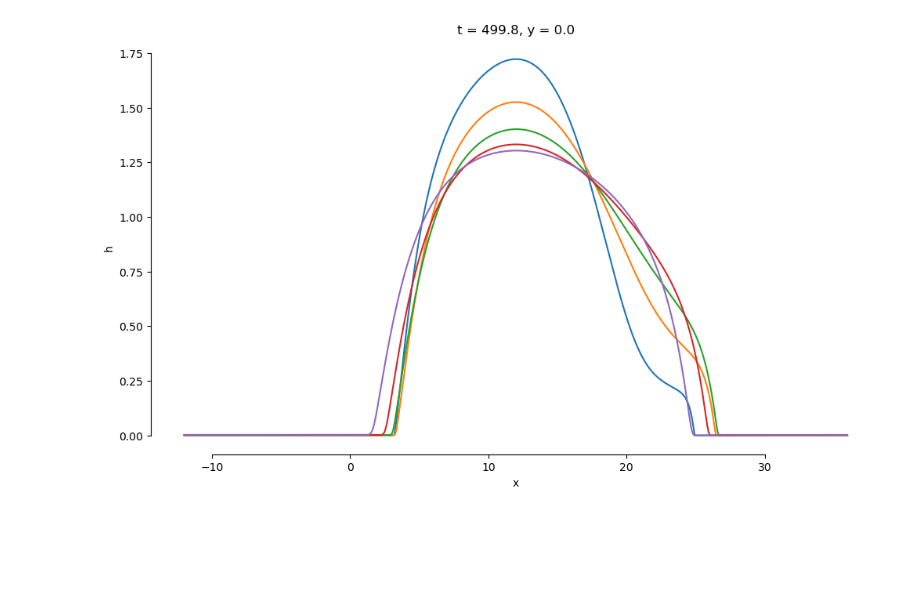
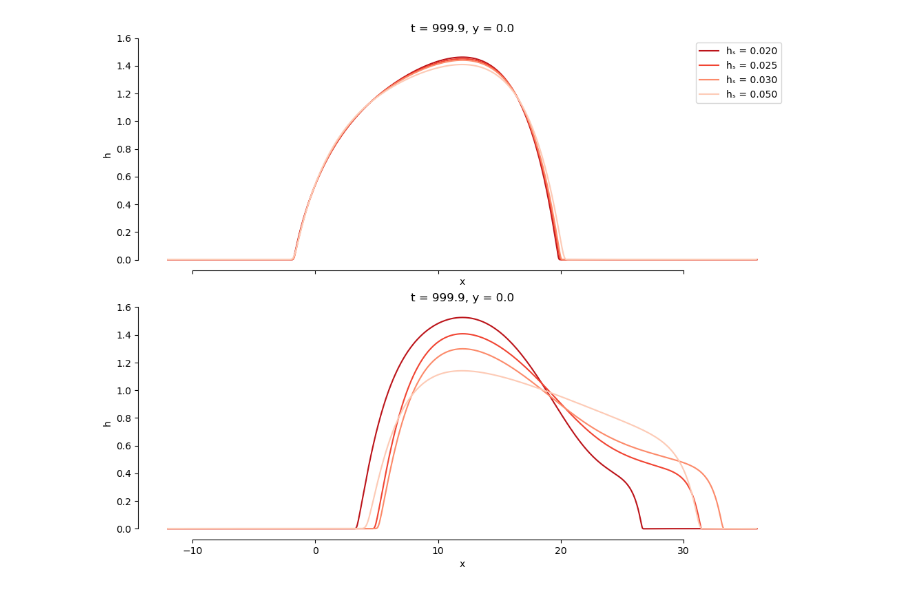
Before and after one commit to celliern/DropletSpreadingSim, a Jupyter notebook: scripts/80-explore_parametric.ipynb, the cells around one changed output. Cells and saved outputs as stored; diff of their text form; code cells hidden in the pictures; blank space fills up the shorter version.

```diff
--- a/scripts/80-explore_parametric.ipynb
+++ b/scripts/80-explore_parametric.ipynb
@@ -25,0 +34,3 @@ def compute_drop_velocity(ds, filter_winlen=51, filter_polyorder=3):
+# %%
+ds = xr.open_dataset("../data/outputs/reprojection/hₛ=0.02_reproject=false.nc")
+ds.t.isel(t=-1)
@@ -31,5 +47,6 @@ for ds in sorted(Path("../data/outputs/reprojection/").glob("*.nc")):
     ds = xr.open_dataset(ds)
     ds["spread_len"] = compute_spread_len(ds)
     ds["drop_velocity"] = compute_drop_velocity(ds, filter_winlen=101)
-    datasets[ds.attrs["reproject"]] = ds
+    datasets[(ds.attrs["hₛ"], ds.attrs["reproject"])] = ds
+datasets = {key: datasets[key] for key in sorted(datasets, key=lambda x: x[0])}
 # %%
@@ -74,6 +122,6 @@ sns.despine(trim=True)
 # %%
-for hs in datasets:
-    ds = datasets[hs].sel(y=0)
+for (hs, proj) in datasets:
+    ds = datasets[(hs, proj)].sel(y=0)
 
     fig, ax = plt.subplots(figsize=(6, 4))
 
@@ -98,4 +146,4 @@ for hs in datasets:
         return ax
 
     anim = FuncAnimation(fig, animate, frames=ds.t, interval=100)
-    anim.save(f"movies/reproject={hs}.mp4", writer="ffmpeg", fps=24)
+    anim.save(f"../movies/hs={hs:g}_reproject={proj}.mp4", writer="ffmpeg", fps=24)
@@ -102,12 +159,20 @@ for hs in datasets:
 # %%
-fig, axs = plt.subplots(3, 2, figsize=(10, 6), sharex=True, sharey=True, constrained_layout=True)
+fig, axs = plt.subplots(4, 2, figsize=(10, 8), sharex=True, sharey=True, constrained_layout=True)
 
 for ds, ax in zip(datasets.values(), axs.flatten()):
     xmin, xmax = ds.x.min(), ds.x.max()
+    n_traces = 10
+    step = len(ds.t) // n_traces
+    for i, t in enumerate(ds.t[::step]):
+        frame = ds.h.sel(t=t)
+        frame = frame.roll(x=len(ds.x) // 2 - int(frame.argmax("x")))
+        frame.plot(ax=ax, color="k", alpha=(i / n_traces) * (0.6 - 0.1) + 0.1)
     frame = ds.h.isel(t=-1)
     frame = frame.roll(x=len(ds.x) // 2 - int(frame.argmax("x")))
     frame.plot(ax=ax, color="k")
     ax.hlines(ds.attrs["hₛ"] * 1.1, xmin, xmax, color="r", linestyle="--")
-    ax.set_title(f"hₛ = {ds.attrs['hₛ']:.2f}")
+    ax.set_title(f"hₛ = {ds.attrs['hₛ']:.3f}")
     sns.despine(trim=True)
+fig.savefig("../reports/figures/hs_reproj/traces_x_vs_h.pdf", dpi=300)
+fig.savefig("../reports/figures/hs_reproj/traces_x_vs_h.png", dpi=100)
 # %% [output]
@@ -115,10 +180,21 @@ for ds, ax in zip(datasets.values(), axs.flatten()):
 # %%
-fig, ax = plt.subplots(figsize=(10, 6), sharex=True, sharey=True, constrained_layout=True)
+fig, (ax1, ax2) = plt.subplots(2, 1, figsize=(10, 8), sharex=True, sharey=True, constrained_layout=True)
 
-for ds in list(datasets.values())[:5]:
+cycle1 = iter(sns.color_palette("Reds_r", n_colors=4).as_hex())
+cycle2 = iter(sns.color_palette("Reds_r", n_colors=4).as_hex())
+for ds in list(datasets.values()):
+    if ds.attrs["reproject"]:
+        ax = ax1
+        color = next(cycle1)
+    else:
+        ax = ax2
+        color = next(cycle2)
     frame = ds.h.isel(t=-1)
     frame = frame.roll(x=len(ds.x) // 2 - int(frame.argmax("x"))) - ds.attrs["hₛ"]
-    frame.plot(ax=ax)
+    frame.plot(ax=ax, color=color, label=f"hₛ = {ds.attrs['hₛ']:.3f}")
     sns.despine(trim=True)
+ax1.legend()
+fig.savefig("../reports/figures/hs_reproj/x_vs_h.png", dpi=100)
+fig.savefig("../reports/figures/hs_reproj/x_vs_h.pdf", dpi=300)
 # %% [output]
-[figure, old version]
+[figure, new version]
```
Also changed, not shown: parts of 12 cells of this notebook, 3 other files.
